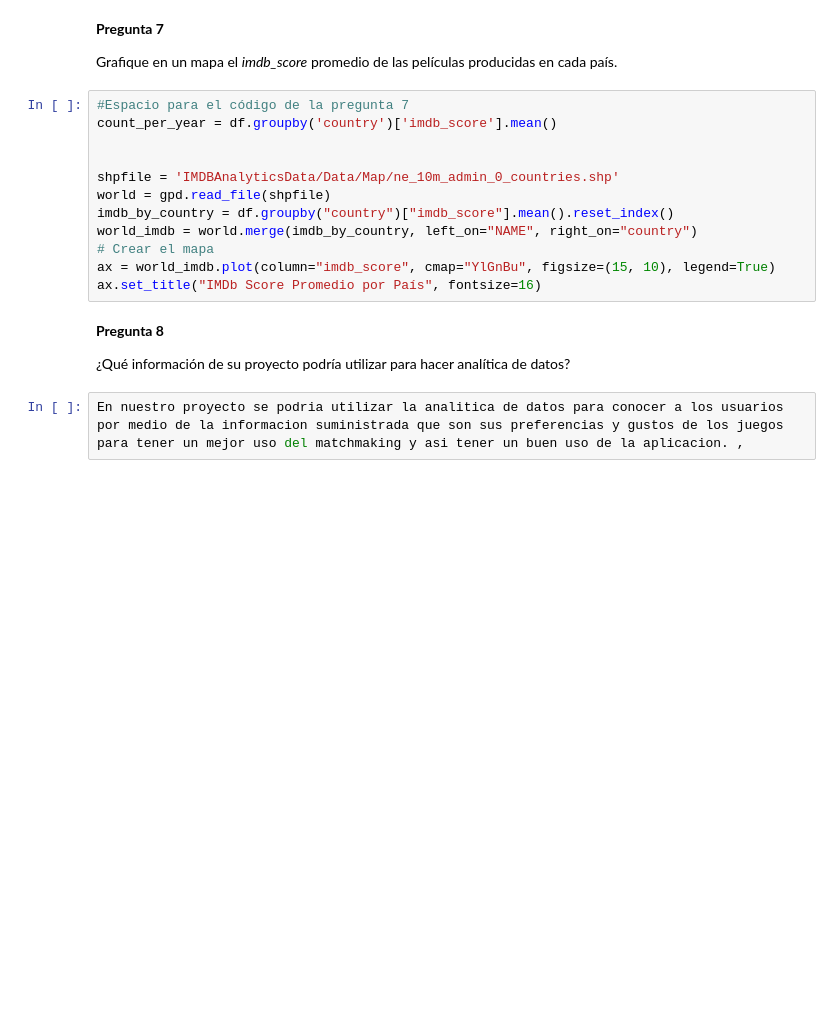
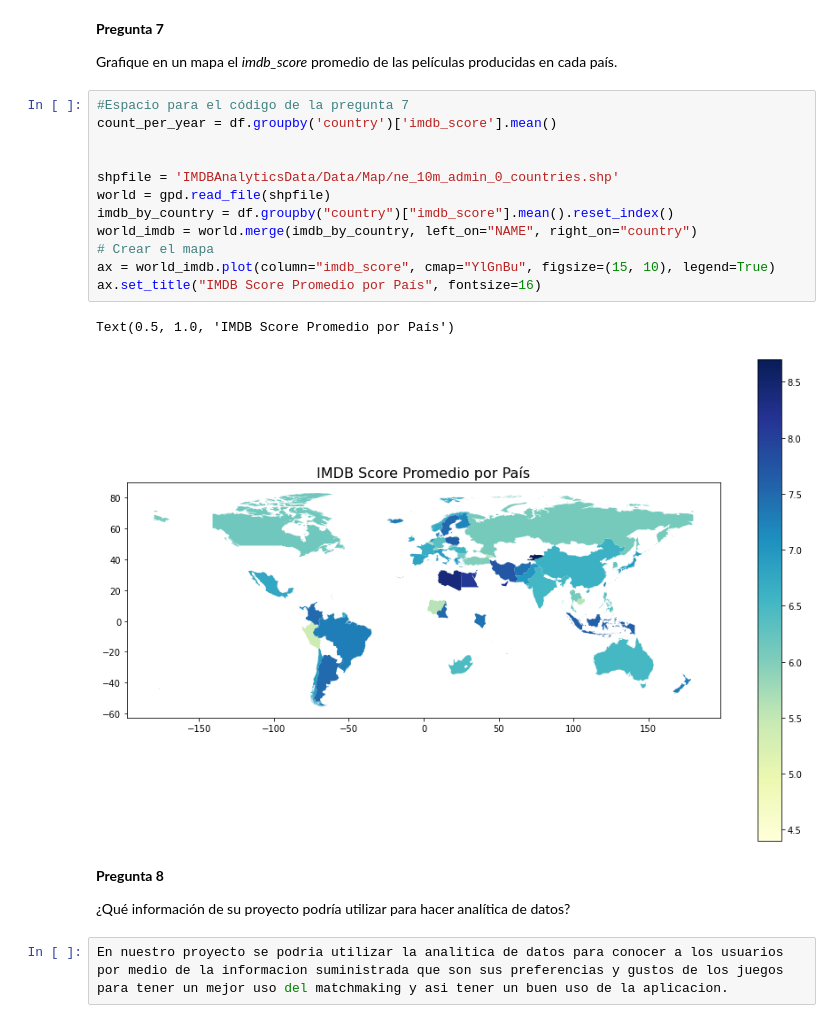
Before and after one commit to dgonzalezt2/IMDBAnalytics, a Jupyter notebook: IMDBAnalyticsColab/IMDBAnalyticsColab_Workshop.ipynb, the cells around one changed output. Drawn from its saved outputs; the diff is of its cells as text; blank space fills up the shorter version.

```diff
--- a/IMDBAnalyticsColab/IMDBAnalyticsColab_Workshop.ipynb
+++ b/IMDBAnalyticsColab/IMDBAnalyticsColab_Workshop.ipynb
@@ -257,19 +255,22 @@ Grafique en un mapa el _imdb_score_ promedio de las películas producidas en cad
 # %%
 #Espacio para el código de la pregunta 7
 count_per_year = df.groupby('country')['imdb_score'].mean()
 
 
 shpfile = 'IMDBAnalyticsData/Data/Map/ne_10m_admin_0_countries.shp'
 world = gpd.read_file(shpfile)
 imdb_by_country = df.groupby("country")["imdb_score"].mean().reset_index()
 world_imdb = world.merge(imdb_by_country, left_on="NAME", right_on="country")
 # Crear el mapa
 ax = world_imdb.plot(column="imdb_score", cmap="YlGnBu", figsize=(15, 10), legend=True)
-ax.set_title("IMDb Score Promedio por País", fontsize=16)
+ax.set_title("IMDB Score Promedio por País", fontsize=16)
+# %% [output]
+Text(0.5, 1.0, 'IMDB Score Promedio por País')
+[figure, added]
 # %% [markdown]
 **Pregunta 8**
 
 ¿Qué información de su proyecto podría utilizar para hacer analítica de datos?
 # %%
 En nuestro proyecto se podria utilizar la analitica de datos para conocer a los usuarios por medio de la informacion suministrada que son sus preferencias y gustos de los juegos
-para tener un mejor uso del matchmaking y asi tener un buen uso de la aplicacion. ,
+para tener un mejor uso del matchmaking y asi tener un buen uso de la aplicacion.
```
Also changed, not shown: parts of 2 cells of this notebook.
